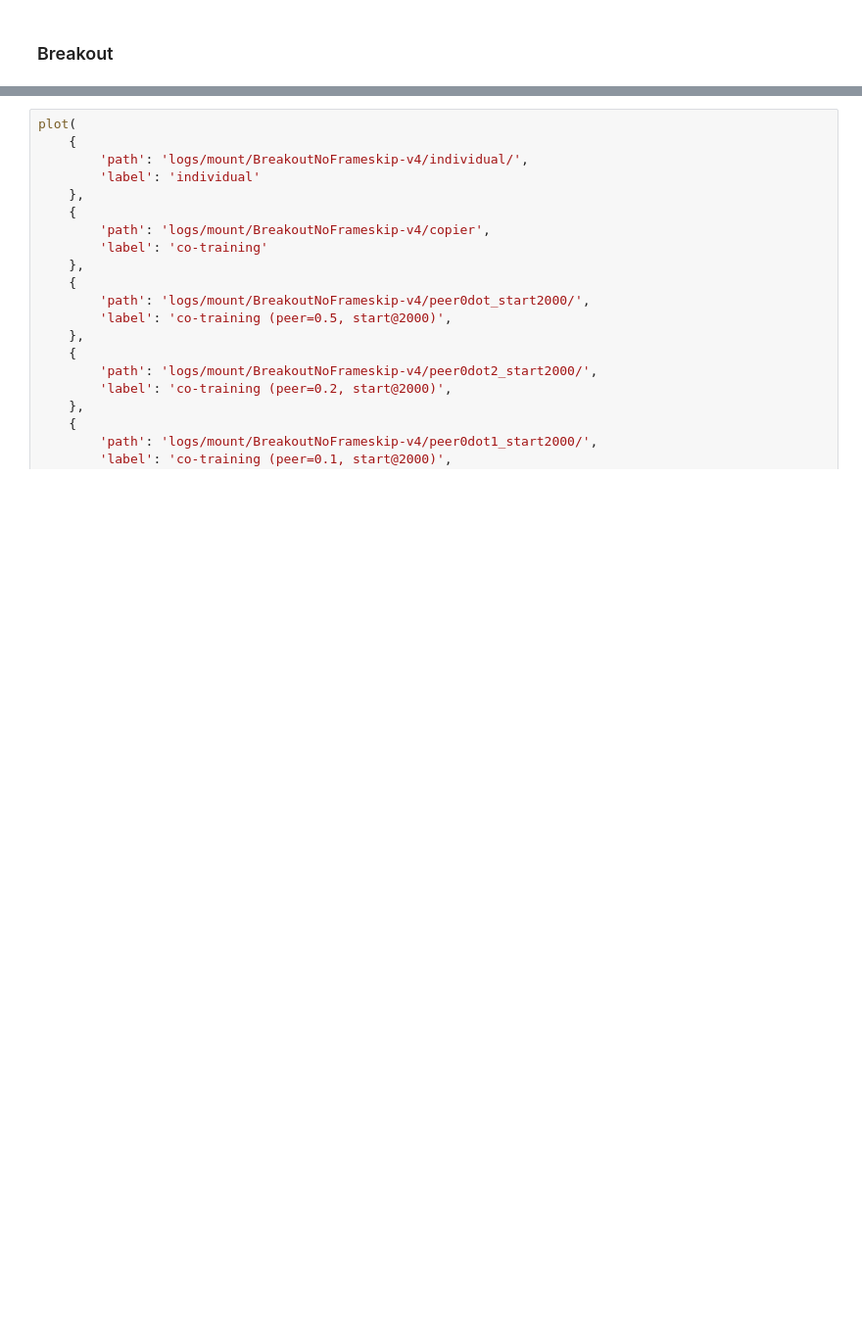
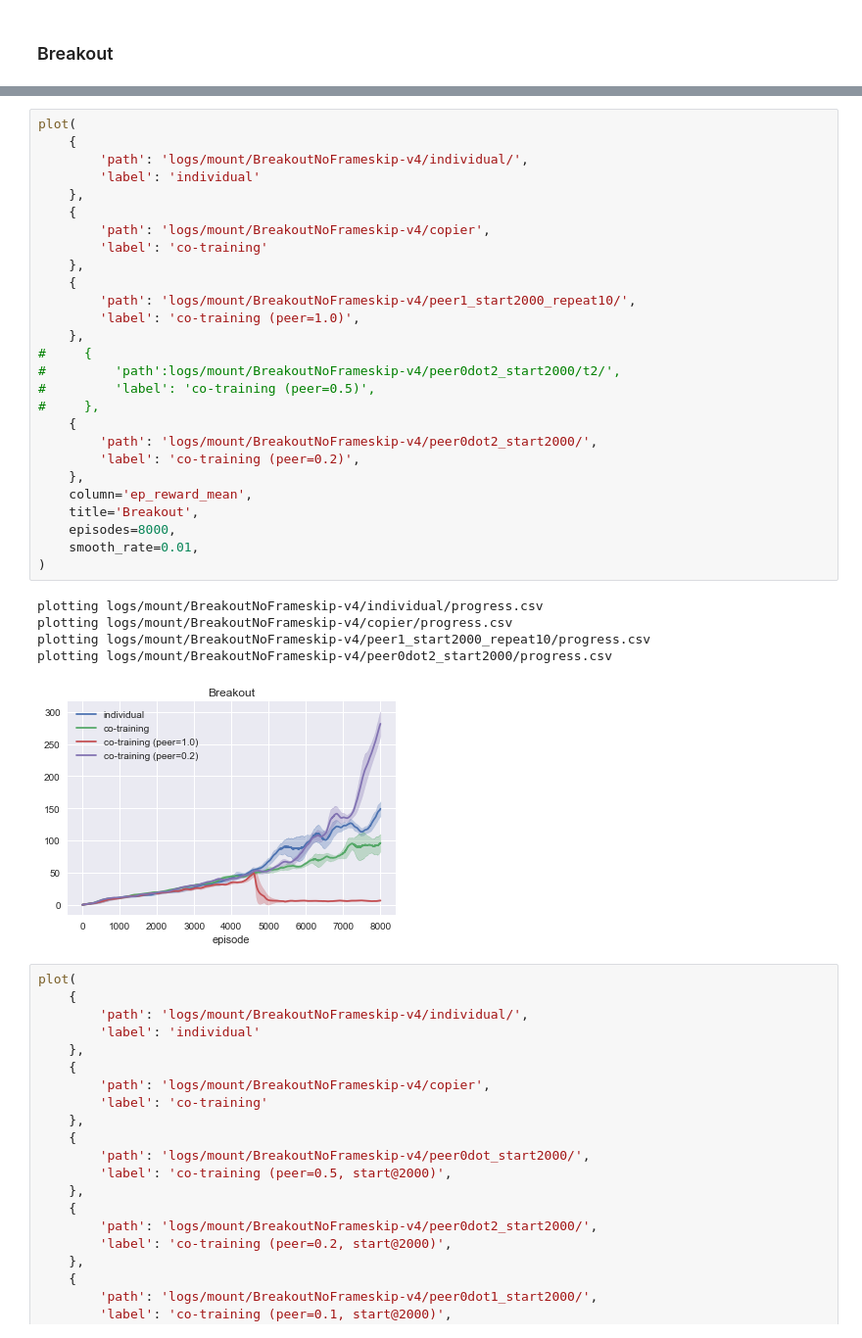
Before and after one commit to gohsyi/peer_bc_ct, a Jupyter notebook: plotter.ipynb, the cells around one changed output, grey strips where cells are left out. Shown at 98% size. Cells and saved outputs as stored; diff of their text form; blank space fills up the shorter version.

```diff
--- a/plotter.ipynb
+++ b/plotter.ipynb
@@ -214,3 +229,36 @@ plotting logs/mount/BreakoutNoFrameskip-v4/peer0dot1_start2000_end4000/progress.
+# %%
+plot(
+    {
+        'path': 'logs/mount/BreakoutNoFrameskip-v4/individual/',
+        'label': 'individual'
+    },
+    {
+        'path': 'logs/mount/BreakoutNoFrameskip-v4/copier',
+        'label': 'co-training'
+    },
+    {
+        'path': 'logs/mount/BreakoutNoFrameskip-v4/peer1_start2000_repeat10/',
+        'label': 'co-training (peer=1.0)',
+    },
+#     {
+#         'path':logs/mount/BreakoutNoFrameskip-v4/peer0dot2_start2000/t2/',
+#         'label': 'co-training (peer=0.5)',
+#     },
+    {
+        'path': 'logs/mount/BreakoutNoFrameskip-v4/peer0dot2_start2000/',
+        'label': 'co-training (peer=0.2)',
+    },
+    column='ep_reward_mean',
+    title='Breakout',
+    episodes=8000,
+    smooth_rate=0.01,
+)
+# %% [output]
+plotting logs/mount/BreakoutNoFrameskip-v4/individual/progress.csv
+plotting logs/mount/BreakoutNoFrameskip-v4/copier/progress.csv
+plotting logs/mount/BreakoutNoFrameskip-v4/peer1_start2000_repeat10/progress.csv
+plotting logs/mount/BreakoutNoFrameskip-v4/peer0dot2_start2000/progress.csv
+[figure, added]
 # %%
 plot(
     {
```
Also changed, not shown: parts of 3 cells of this notebook, 3 other files.
